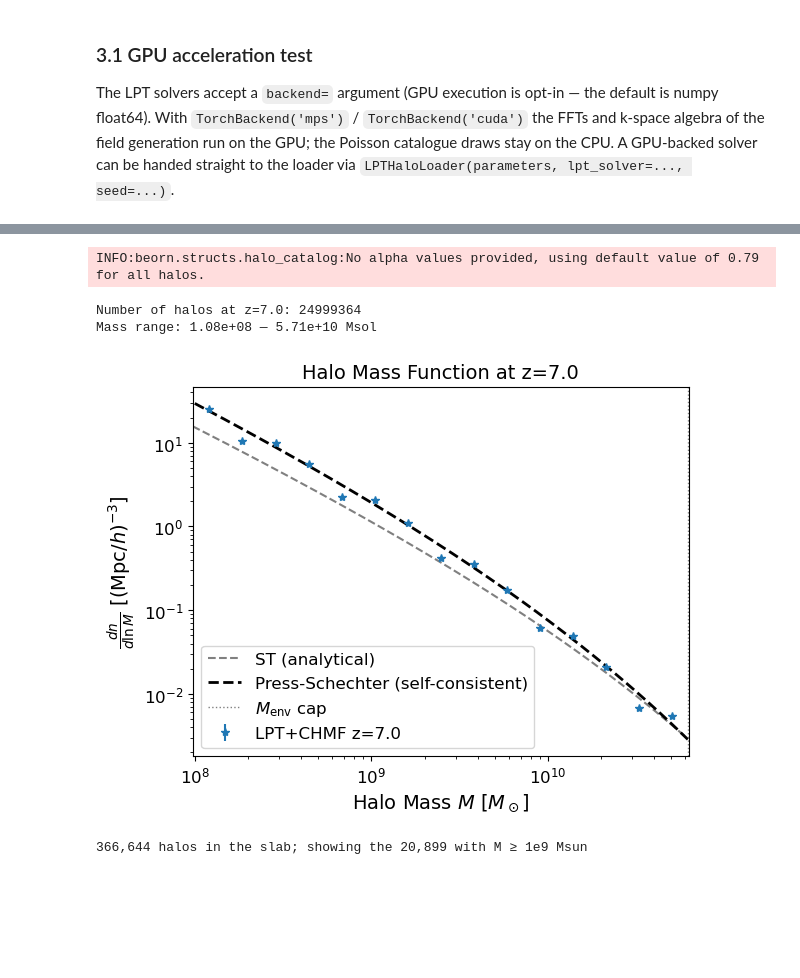
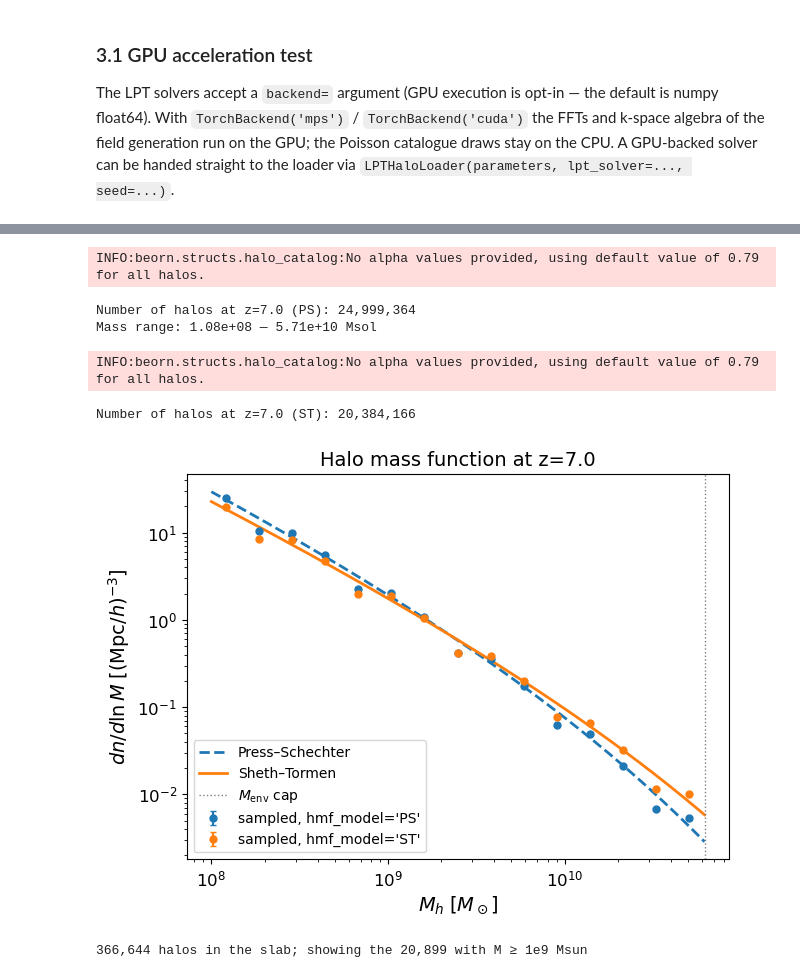
Before and after one commit to cosmic-reionization/BEoRN, a Jupyter notebook: examples/lpt_native_21cm.ipynb, the cells around one changed output, grey strips where cells are left out. Cells and saved outputs as stored; diff of their text form; code cells hidden in the pictures; blank space fills up the shorter version.

```diff
--- a/examples/lpt_native_21cm.ipynb
+++ b/examples/lpt_native_21cm.ipynb
@@ -340,28 +351,42 @@ scale), and the halos must trace the LPT density field.
 # %%
 z_target = 7.0
 z_index = int(np.argmin(np.abs(loader.redshifts - z_target)))
 
 halo_catalog = loader.load_halo_catalog(z_index)
-print(f"Number of halos at z={z_target}: {len(halo_catalog.masses)}")
+print(f"Number of halos at z={z_target} (PS): {len(halo_catalog.masses):,}")
 print(f"Mass range: {halo_catalog.masses.min():.2e} — {halo_catalog.masses.max():.2e} Msol")
 
-fig, ax = plt.subplots()
-beorn.plotting.plot_halo_mass_function(ax, halo_catalog, bin_count=15,
-                                       label=f'LPT+CHMF z={z_target}',
-                                       analytical_model='ST')
-# self-consistent Press-Schechter reference from the sampler's own CHMF object
+# same box and seed, Sheth-Tormen calibration (Barkana & Loeb 2004 hybrid)
+loader_st = beorn.load_input_data.LPTHaloLoader(parameters, seed=SEED,
+                                                n_mass_bins=40, hmf_model='ST')
+halo_catalog_st = loader_st.load_halo_catalog(z_index)
+print(f"Number of halos at z={z_target} (ST): {len(halo_catalog_st.masses):,}")
+
+fig, ax = plt.subplots(figsize=(7, 5))
+for cat, color, lbl in [(halo_catalog, 'C0', "hmf_model='PS'"),
+                        (halo_catalog_st, 'C1', "hmf_model='ST'")]:
+    edges, hmf_meas, hmf_err = cat.halo_mass_function(bin_count=15)
+    Mb = np.sqrt(edges[:-1] * edges[1:])
+    msk = hmf_meas > 0
+    ax.errorbar(Mb[msk], hmf_meas[msk], yerr=hmf_err[msk], fmt='o', ms=5,
+                color=color, capsize=2, label=f'sampled, {lbl}')
+
 M_plot = np.logspace(np.log10(parameters.source.halo_mass_min), np.log10(M_env), 200)
-ax.loglog(M_plot, chmf.hmf_ps(M_plot, z_target), 'k--', lw=2,
-          label='Press-Schechter (self-consistent)')
+ax.loglog(M_plot, chmf.hmf_ps(M_plot, z_target), 'C0--', lw=2, label='Press–Schechter')
+ax.loglog(M_plot, chmf.hmf_st(M_plot, z_target), 'C1-', lw=2, label='Sheth–Tormen')
 ax.axvline(M_env, color='grey', ls=':', lw=1, label=r'$M_\mathrm{env}$ cap')
-ax.set_title(f'Halo Mass Function at z={z_target}', fontsize=14)
-ax.legend()
+ax.set_xlabel(r'$M_h\;[M_\odot]$')
+ax.set_ylabel(r'$dn/d\ln M\;[(\mathrm{Mpc}/h)^{-3}]$')
+ax.set_title(f'Halo mass function at z={z_target}', fontsize=14)
+ax.legend(fontsize=10)
 plt.show()
 # %% [output]
 INFO:beorn.structs.halo_catalog:No alpha values provided, using default value of 0.79 for all halos.
-Number of halos at z=7.0: 24999364
+Number of halos at z=7.0 (PS): 24,999,364
 Mass range: 1.08e+08 — 5.71e+10 Msol
+INFO:beorn.structs.halo_catalog:No alpha values provided, using default value of 0.79 for all halos.
+Number of halos at z=7.0 (ST): 20,384,166
-[figure, old version]
+[figure, new version]
 # %%
 delta_m = loader.load_density_field(z_index)
 
```
Also changed, not shown: parts of 3 cells of this notebook, 3 other files.
